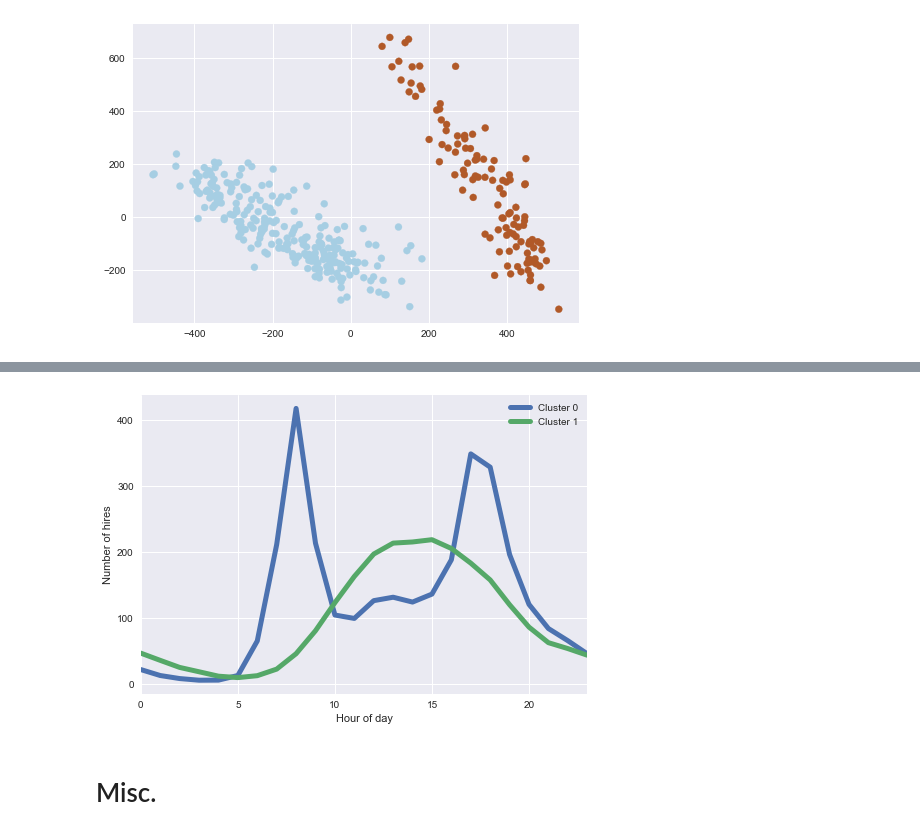
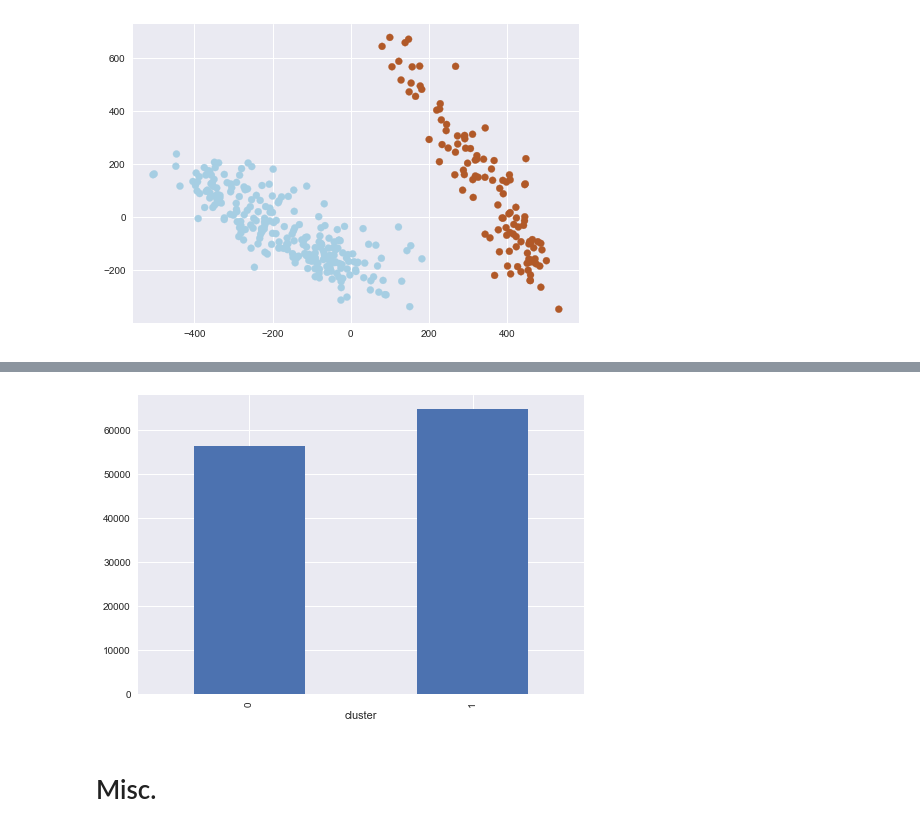
Before and after one commit to fabiangunzinger/london_cycling, a Jupyter notebook: london_cycling.ipynb, the cells around one changed output, grey strips where cells are left out. Cells and saved outputs as stored; diff of their text form; code cells hidden in the pictures.

```diff
--- a/london_cycling.ipynb
+++ b/london_cycling.ipynb
@@ -208,15 +220,7 @@ pivoted.head()
-# %%
-# Plot houry mean for each cluster
-
-hourly = pivoted.groupby('cluster').mean()
-
-for i in range(2):
-    hourly.loc[i].plot(linewidth=5, label=f'Cluster {i}')
-plt.xlabel('Hour of day')
-plt.ylabel('Number of hires')
-plt.legend();
-# %% [output]
-[figure, removed]
+# %%
+daily.groupby('cluster').mean().plot(kind='bar', legend=None);
+# %% [output]
+[figure, added]
 # %% [markdown]
 # Misc.
 # %%
```
Also changed, not shown: parts of 6 cells of this notebook.
